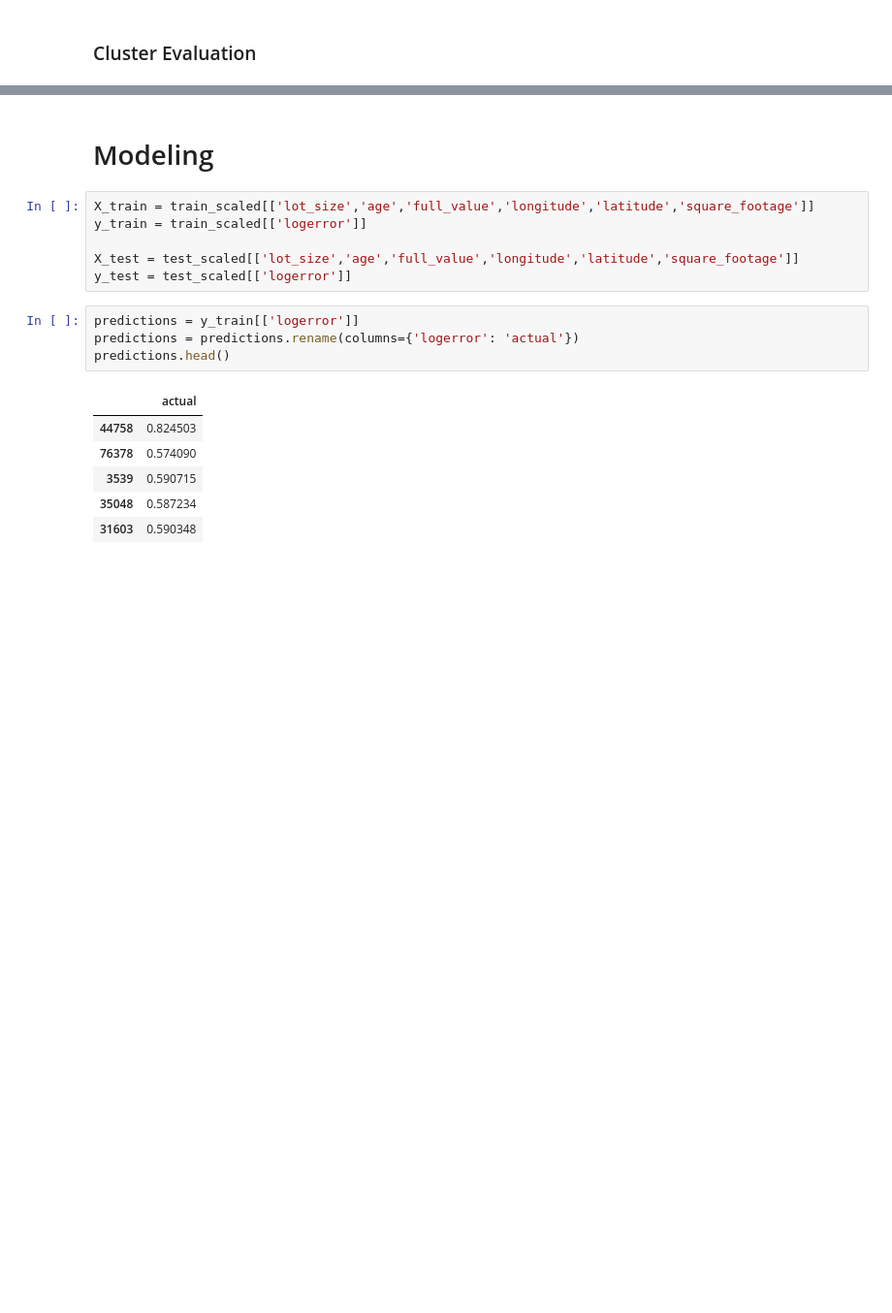
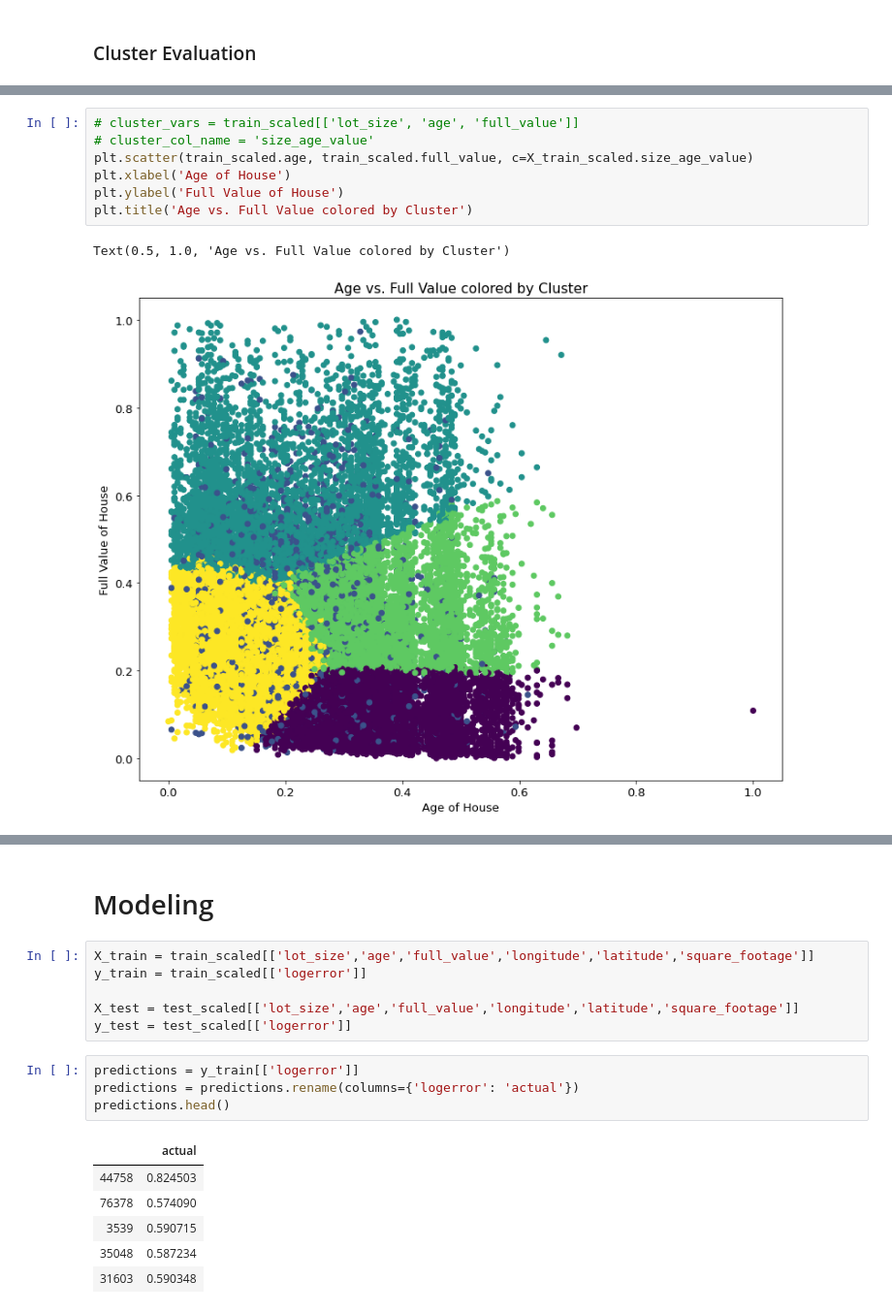
Before and after one commit to clustering-for-log-error/clustering-for-log-error, a Jupyter notebook: clustering_for_log_error_final.ipynb, the cells around one changed output, grey strips where cells are left out. Shown at 97% size. Drawn from its saved outputs; the diff is of its cells as text; blank space fills up the shorter version.

```diff
--- a/clustering_for_log_error_final.ipynb
+++ b/clustering_for_log_error_final.ipynb
@@ -457,3 +517,13 @@ cluster.test_sig(X_train_scaled.size_age_value, train_scaled)
+# %%
+# cluster_vars = train_scaled[['lot_size', 'age', 'full_value']]
+# cluster_col_name = 'size_age_value'
+plt.scatter(train_scaled.age, train_scaled.full_value, c=X_train_scaled.size_age_value)
+plt.xlabel('Age of House')
+plt.ylabel('Full Value of House')
+plt.title('Age vs. Full Value colored by Cluster')
+# %% [output]
+Text(0.5, 1.0, 'Age vs. Full Value colored by Cluster')
+[figure, added]
 # %% [markdown]
 <a id='cluster_data'></a>
 # %% [markdown]
```
Also changed, not shown: parts of 17 cells of this notebook.
